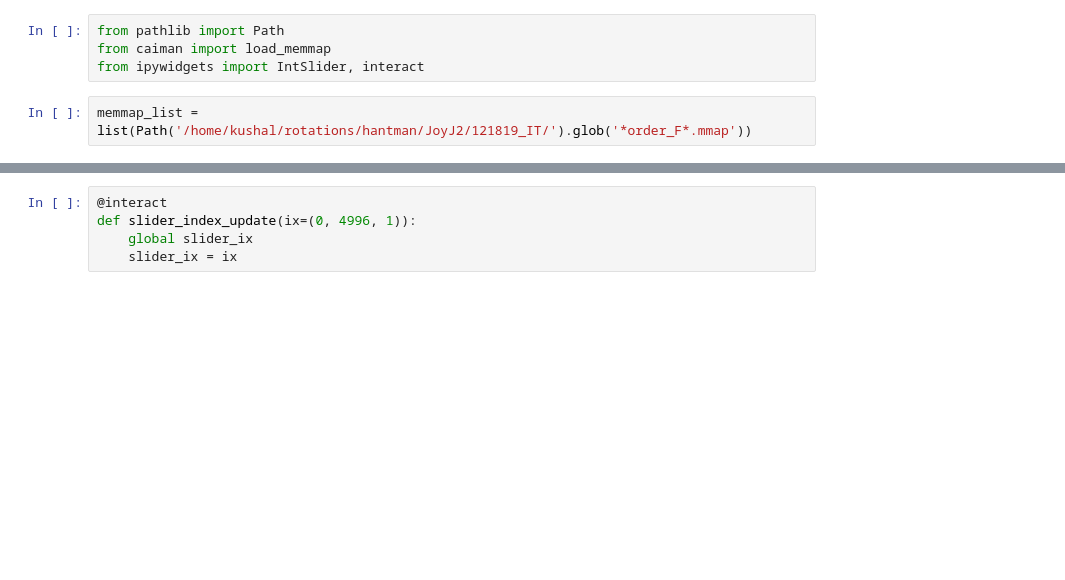
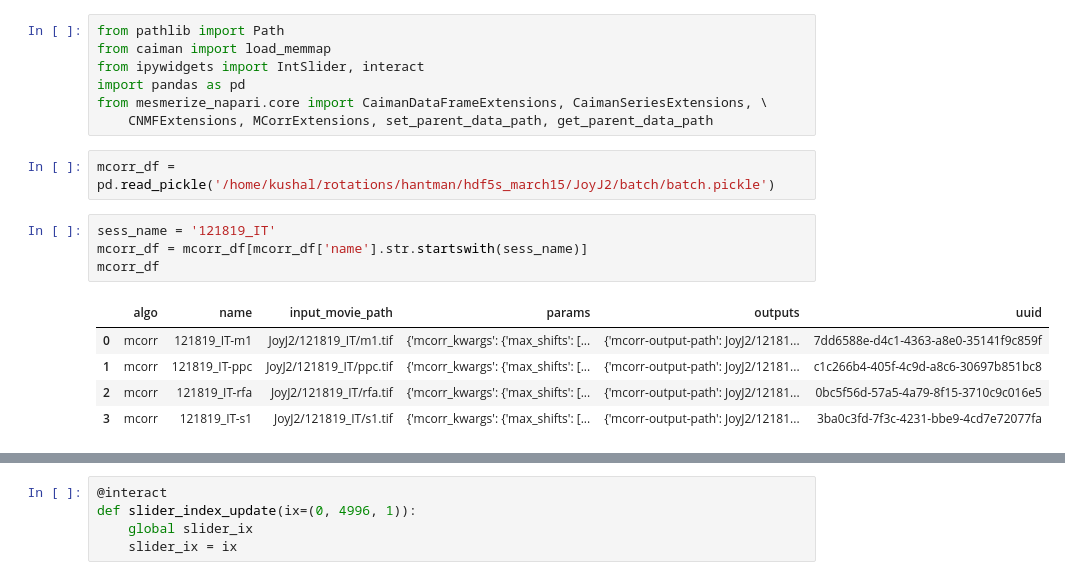
Before and after one commit to kushalkolar/wgpu-viz-prototype, a Jupyter notebook: scrolling_calcium_vids.ipynb, the cells around one changed output, grey strips where cells are left out. Saved outputs shown, nothing was run; the diff lists cells and outputs as text; blank space fills up the shorter version.

```diff
--- a/scrolling_calcium_vids.ipynb
+++ b/scrolling_calcium_vids.ipynb
@@ -2,5 +2,18 @@
 from pathlib import Path
 from caiman import load_memmap
 from ipywidgets import IntSlider, interact
+import pandas as pd
+from mesmerize_napari.core import CaimanDataFrameExtensions, CaimanSeriesExtensions, \
+    CNMFExtensions, MCorrExtensions, set_parent_data_path, get_parent_data_path
-# %%
-memmap_list = list(Path('/home/kushal/rotations/hantman/JoyJ2/121819_IT/').glob('*order_F*.mmap'))
+# %%
+mcorr_df = pd.read_pickle('/home/kushal/rotations/hantman/hdf5s_march15/JoyJ2/batch/batch.pickle')
+# %%
+sess_name = '121819_IT'
+mcorr_df = mcorr_df[mcorr_df['name'].str.startswith(sess_name)]
+mcorr_df
+# %% [output]
+|  | algo | name | input_movie_path | params | outputs | uuid |
+| 0 | mcorr | 121819_IT-m1 | JoyJ2/121819_IT/m1.tif | {'mcorr_kwargs': {'max_shifts': [... | {'mcorr-output-path': JoyJ2/12181... | 7dd6588e-d4c1-4363-a8e0-35141f9c859f |
+| 1 | mcorr | 121819_IT-ppc | JoyJ2/121819_IT/ppc.tif | {'mcorr_kwargs': {'max_shifts': [... | {'mcorr-output-path': JoyJ2/12181... | c1c266b4-405f-4c9d-a8c6-30697b851bc8 |
+| 2 | mcorr | 121819_IT-rfa | JoyJ2/121819_IT/rfa.tif | {'mcorr_kwargs': {'max_shifts': [... | {'mcorr-output-path': JoyJ2/12181... | 0bc5f56d-57a5-4a79-8f15-3710c9c016e5 |
+| 3 | mcorr | 121819_IT-s1 | JoyJ2/121819_IT/s1.tif | {'mcorr_kwargs': {'max_shifts': [... | {'mcorr-output-path': JoyJ2/12181... | 3ba0c3fd-7f3c-4231-bbe9-4cd7e72077fa |
```
Also changed, not shown: parts of 4 cells of this notebook, 1 other file.
